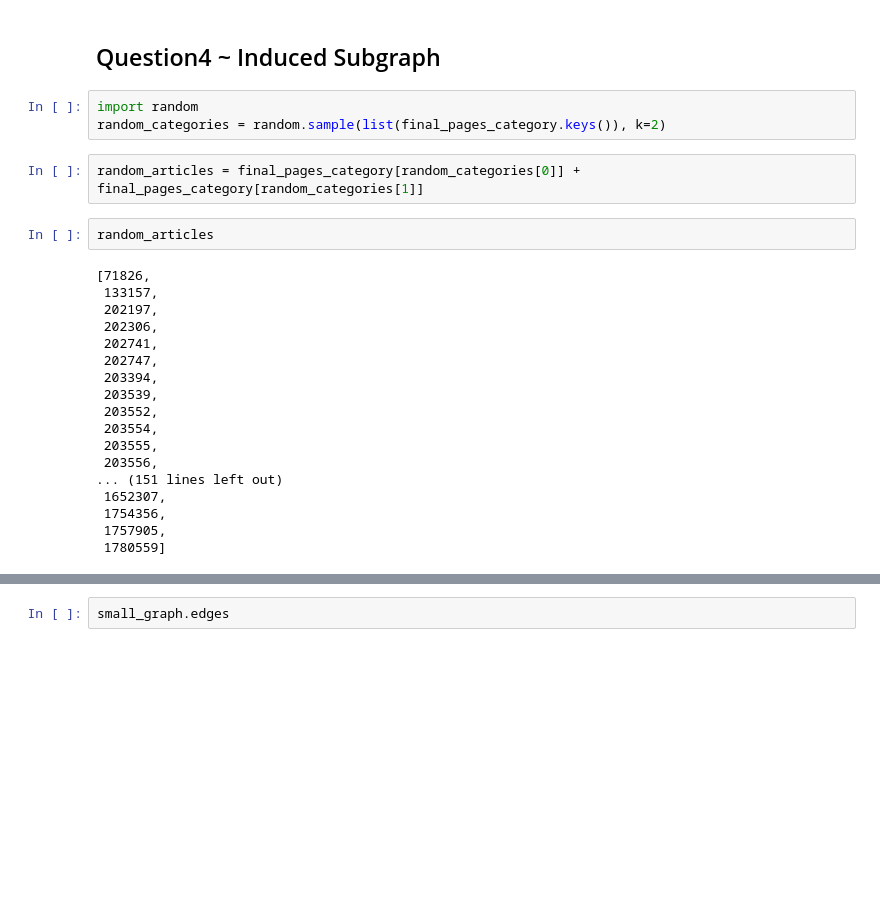
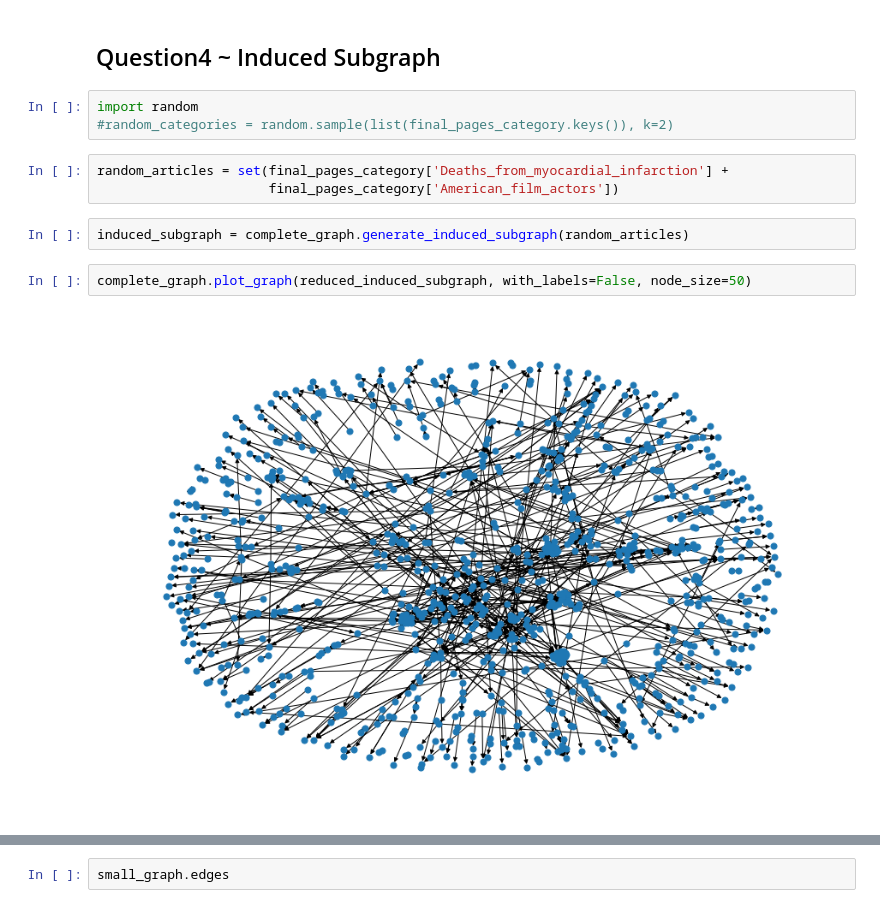
Before and after one commit to JuanMataNaranjo/ADM-HW5, a Jupyter notebook: main.ipynb, the cells around one changed output, grey strips where cells are left out. Drawn from its saved outputs; the diff is of its cells as text; blank space fills up the shorter version.

```diff
--- a/main.ipynb
+++ b/main.ipynb
@@ -63,26 +63,13 @@ pages_seen = complete_graph.pages_in_click(95, 5)
 ## Question4 ~ Induced Subgraph
 # %%
 import random
-random_categories = random.sample(list(final_pages_category.keys()), k=2)
+#random_categories = random.sample(list(final_pages_category.keys()), k=2)
 # %%
-random_articles = final_pages_category[random_categories[0]] + final_pages_category[random_categories[1]]
+random_articles = set(final_pages_category['Deaths_from_myocardial_infarction'] +
+                      final_pages_category['American_film_actors'])
-# %%
-random_articles
-# %% [output]
-[71826,
- 133157,
- 202197,
- 202306,
- 202741,
- 202747,
- 203394,
- 203539,
- 203552,
- 203554,
- 203555,
- 203556,
-... (151 lines left out)
- 1652307,
- 1754356,
- 1757905,
- 1780559]
+# %%
+induced_subgraph = complete_graph.generate_induced_subgraph(random_articles)
+# %%
+complete_graph.plot_graph(reduced_induced_subgraph, with_labels=False, node_size=50)
+# %% [output]
+[figure, added]
```
Also changed, not shown: parts of 34 cells of this notebook, 1 other file.
